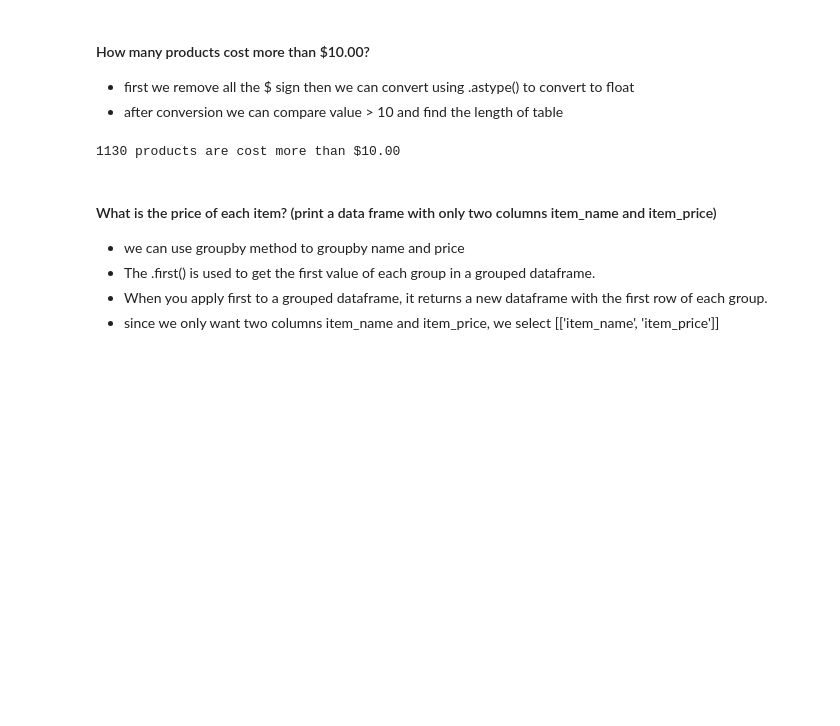
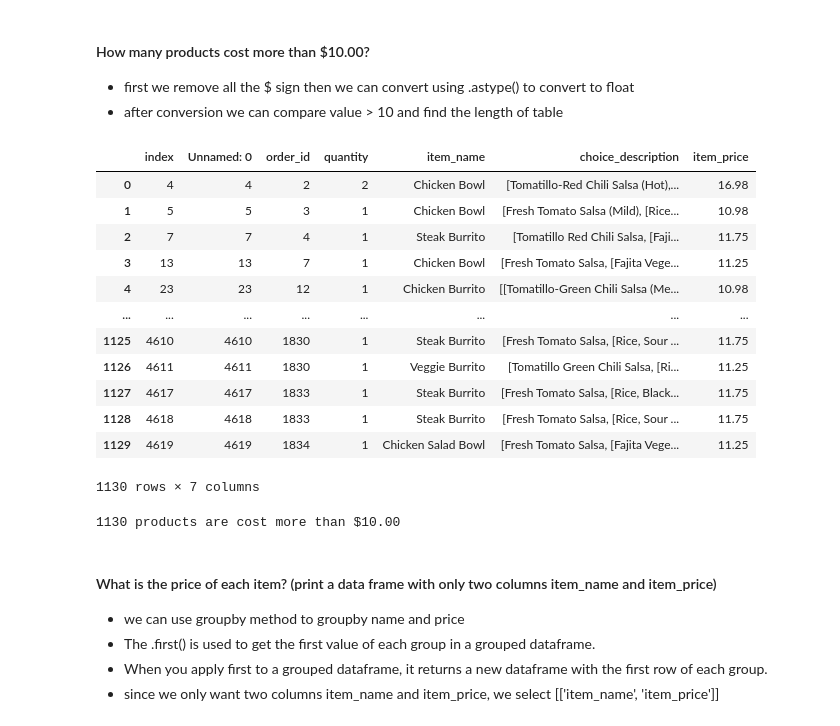
Before and after one commit to shomoitamitin/AI-Project, a Jupyter notebook: CSC547 class/CSC547_Assignment_1.ipynb, the cells around one changed output. Drawn from its saved outputs; the diff is of its cells as text; code cells hidden in the pictures; blank space fills up the shorter version.

```diff
--- a/CSC547 class/CSC547_Assignment_1.ipynb
+++ b/CSC547 class/CSC547_Assignment_1.ipynb
@@ -33,10 +33,26 @@ myData
 # %%
 myData['item_price'] = myData['item_price'].str.replace('$', '', regex=False).astype(float)
 filter = myData[myData['item_price'] > 10].reset_index()
-item = len(filter)
-print(str(item) + ' products are cost more than $10.00')
+filter
 # %% [output]
+|  | index | Unnamed: 0 | order_id | quantity | item_name | choice_description | item_price |
+| 0 | 4 | 4 | 2 | 2 | Chicken Bowl | [Tomatillo-Red Chili Salsa (Hot),... | 16.98 |
+| 1 | 5 | 5 | 3 | 1 | Chicken Bowl | [Fresh Tomato Salsa (Mild), [Rice... | 10.98 |
+| 2 | 7 | 7 | 4 | 1 | Steak Burrito | [Tomatillo Red Chili Salsa, [Faji... | 11.75 |
+| 3 | 13 | 13 | 7 | 1 | Chicken Bowl | [Fresh Tomato Salsa, [Fajita Vege... | 11.25 |
+| 4 | 23 | 23 | 12 | 1 | Chicken Burrito | [[Tomatillo-Green Chili Salsa (Me... | 10.98 |
+| ... | ... | ... | ... | ... | ... | ... | ... |
+| 1125 | 4610 | 4610 | 1830 | 1 | Steak Burrito | [Fresh Tomato Salsa, [Rice, Sour ... | 11.75 |
+| 1126 | 4611 | 4611 | 1830 | 1 | Veggie Burrito | [Tomatillo Green Chili Salsa, [Ri... | 11.25 |
+| 1127 | 4617 | 4617 | 1833 | 1 | Steak Burrito | [Fresh Tomato Salsa, [Rice, Black... | 11.75 |
+| 1128 | 4618 | 4618 | 1833 | 1 | Steak Burrito | [Fresh Tomato Salsa, [Rice, Sour ... | 11.75 |
+| 1129 | 4619 | 4619 | 1834 | 1 | Chicken Salad Bowl | [Fresh Tomato Salsa, [Fajita Vege... | 11.25 |
-1130 products are cost more than $10.00
+1130 rows × 7 columns
+# %%
+item = len(filter)
+print(str(item) + ' products are cost more than $10.00')
+# %% [output]
+1130 products are cost more than $10.00
 # %% [markdown]
 #### What is the price of each item? (print a data frame with only two columns item_name and item_price)
 
```
Also changed, not shown: parts of 3 cells of this notebook.
